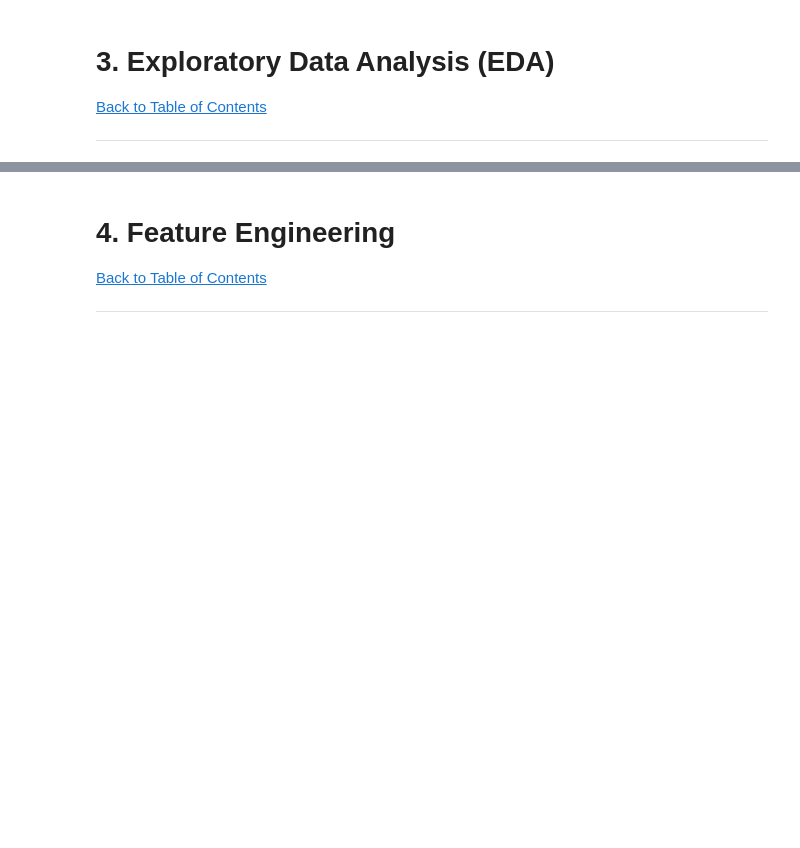
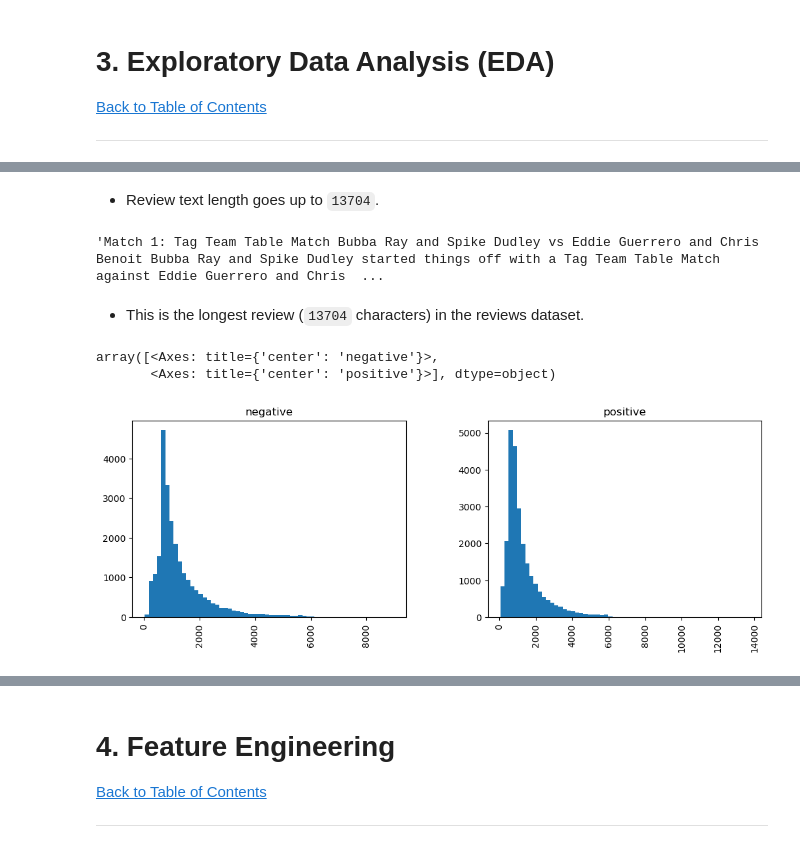
Before and after one commit to AneleMaphalala/IMDB-Sentiment-Analysis, a Jupyter notebook: imdb_sentiment_analysis.ipynb, the cells around one changed output, grey strips where cells are left out. Cells and saved outputs as stored; diff of their text form; code cells hidden in the pictures; blank space fills up the shorter version.

```diff
--- a/imdb_sentiment_analysis.ipynb
+++ b/imdb_sentiment_analysis.ipynb
@@ -62,0 +156,14 @@ imdb = pd.read_csv("IMDB Dataset.csv")
+# %% [markdown]
+- Review text length goes up to `13704`.
+# %%
+imdb[imdb['length'] == 13704]['review'].iloc[0]
+# %% [output]
+'Match 1: Tag Team Table Match Bubba Ray and Spike Dudley vs Eddie Guerrero and Chris Benoit Bubba Ray and Spike Dudley started things off with a Tag Team Table Match against Eddie Guerrero and Chris  ...
+# %% [markdown]
+- This is the longest review (`13704` characters) in the reviews dataset.
+# %%
+imdb.hist(column='length', by='sentiment',bins=60, figsize=(12,4))
+# %% [output]
+array([<Axes: title={'center': 'negative'}>,
+       <Axes: title={'center': 'positive'}>], dtype=object)
+[figure, added]
```
Also changed, not shown: parts of 16 cells of this notebook.
